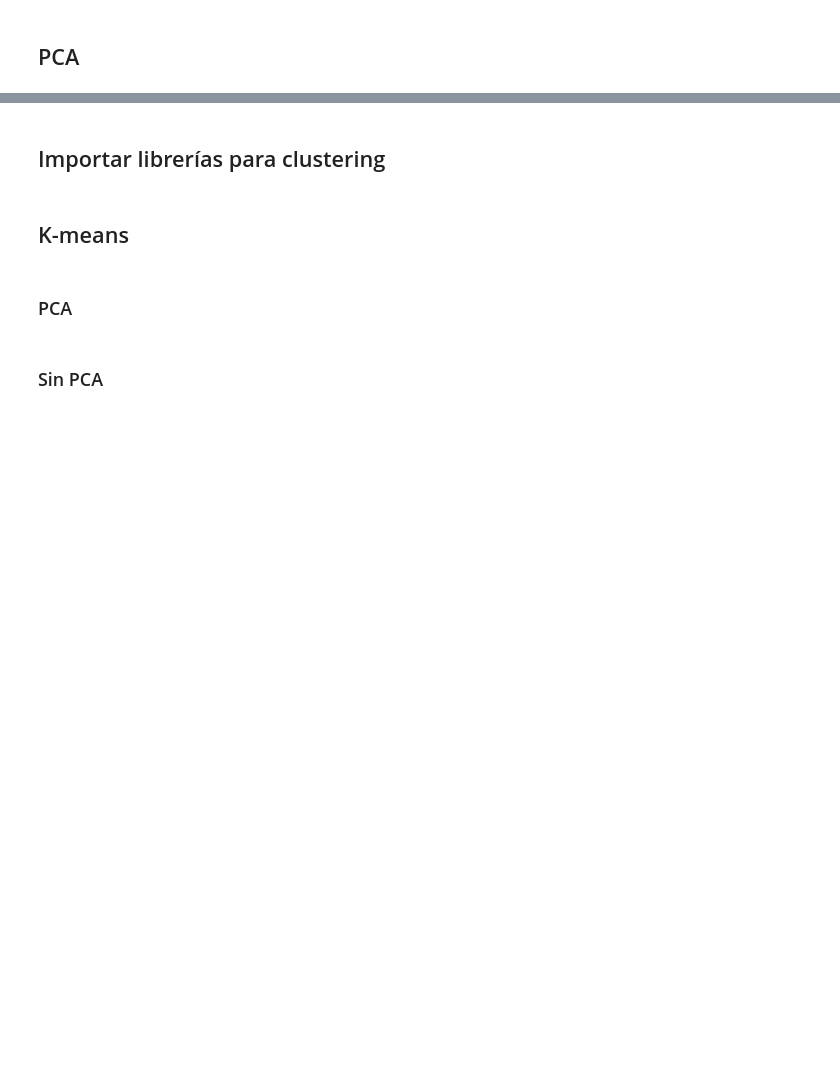
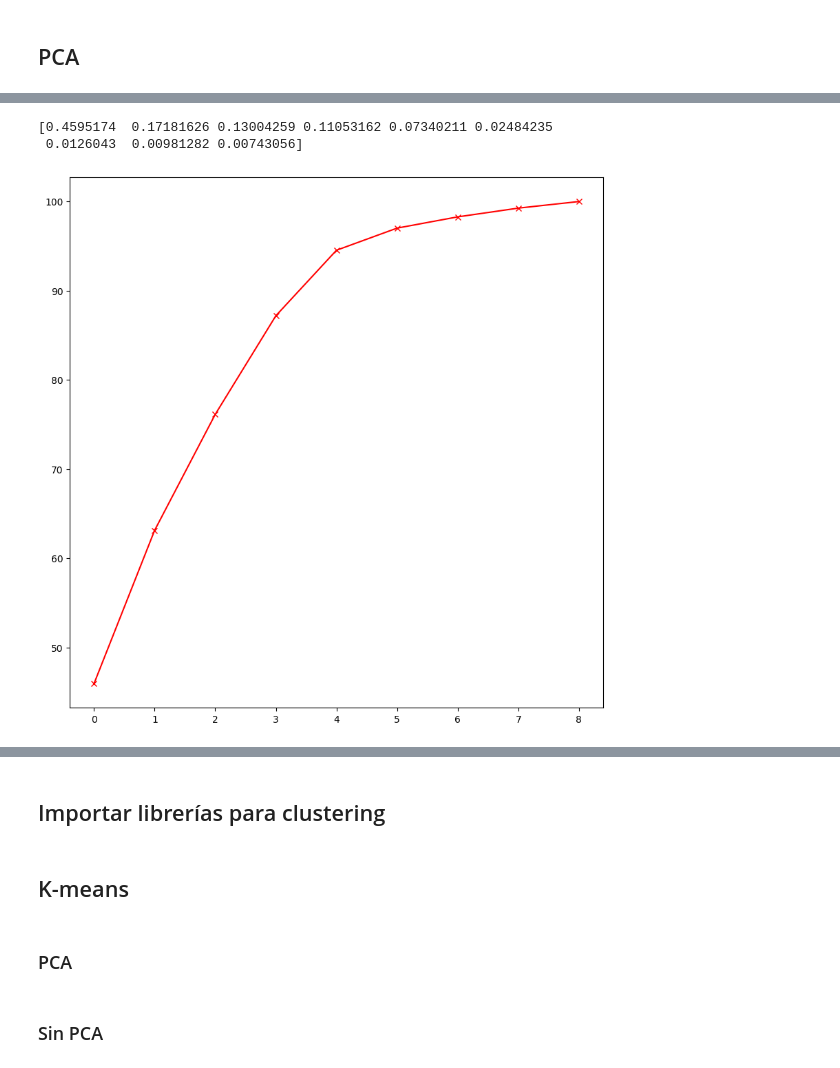
Before and after one commit to Patchwtf/MachineLearningProyects, a Jupyter notebook: Clustering/proyecto_countries_clustering.ipynb, the cells around one changed output, grey strips where cells are left out. Saved outputs shown, nothing was run; the diff lists cells and outputs as text; code cells hidden in the pictures; blank space fills up the shorter version.

```diff
--- a/Clustering/proyecto_countries_clustering.ipynb
+++ b/Clustering/proyecto_countries_clustering.ipynb
@@ -129,2 +113,4 @@ array([[ 1.29153238, -1.13827979,  0.27908825, ..., -1.61909203,
+# %%
+df_country_scaled = pd.DataFrame(df_country_scaled, columns=df_country.drop('country', axis=1).columns)
 # %% [markdown]
 ## PCA
@@ -130,0 +119,6 @@ array([[ 1.29153238, -1.13827979,  0.27908825, ..., -1.61909203,
+# %%
+pca = PCA()
+pca.fit_transform(df_country_scaled)
+pca_data_scaled = pca.fit_transform(df_country_scaled)
+
+pca_data_scaled
@@ -130,0 +139,13 @@ array([[ 1.29153238, -1.13827979,  0.27908825, ..., -1.61909203,
+# %%
+var = pca.explained_variance_ratio_
+print(var)
+# %% [output]
+[0.4595174  0.17181626 0.13004259 0.11053162 0.07340211 0.02484235
+ 0.0126043  0.00981282 0.00743056]
+# %%
+cum_var = np.cumsum(np.round(var, decimals=4)*100)
+plt.figure(figsize=(10,10))
+plt.plot(cum_var, 'r-x')
+plt.show()
+# %% [output]
+[figure, added]
```
Also changed, not shown: parts of 5 cells of this notebook.
